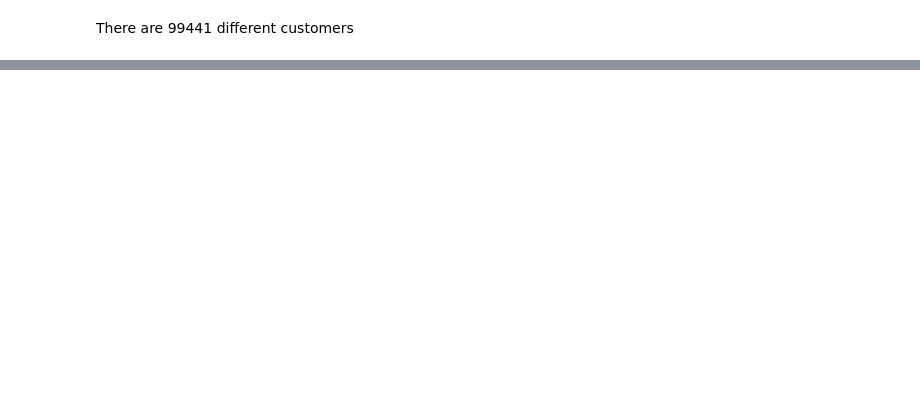
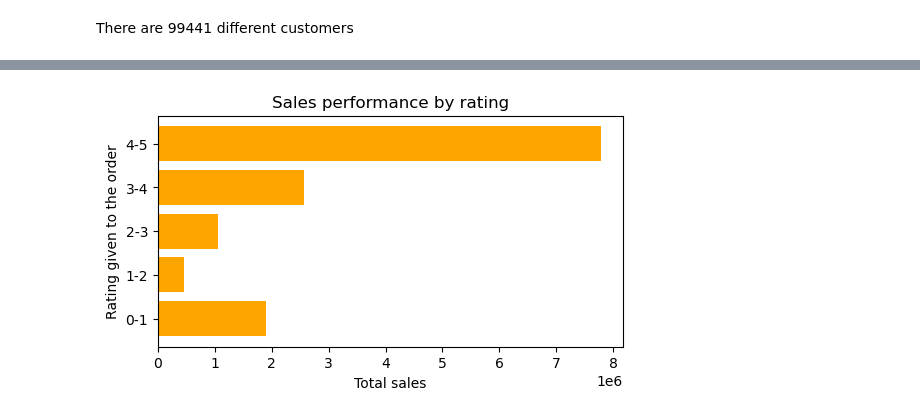
Before and after one commit to chusk2/git_, a Jupyter notebook: olist.ipynb, the cells around one changed output, grey strips where cells are left out. Saved outputs shown, nothing was run; the diff lists cells and outputs as text; code cells hidden in the pictures; blank space fills up the shorter version.

```diff
--- a/olist.ipynb
+++ b/olist.ipynb
@@ -633,0 +751,2 @@ df_orders.order_id.count()
+# %%
+sales_rating_by_customer = sales_rating_by_customer[['customer_id', 'total_sales', 'rating']]
@@ -633,0 +755,11 @@ df_orders.order_id.count()
+# %%
+i = np.array(sales_rating_by_customer.rating.to_list())
+#conditions = [ 0 <= i <= 1, 1 <= i <= 2, 2 < i <= 3, 3 < i <= 4, 4 < i <= 5]
+conditions = [ (0 <= i) & (i <= 1),
+              (1 < i) & (i <=2),
+              (2 < i) & (i <= 3),
+              (3 < i) & (i<= 4),
+              (4 < i) & (i <= 5)
+             ]
+result = ['0-1', '1-2', '2-3', '3-4', '4-5']
+score_range = np.select(conditions, result, default=99)
@@ -633,0 +768,4 @@ df_orders.order_id.count()
+# %%
+sales_rating_by_customer['rating_interval'] = score_range
+# %%
+total_sale_by_rating_interval = sales_rating_by_customer.groupby('rating_interval').total_sales.sum()
@@ -633,0 +782,12 @@ df_orders.order_id.count()
+# %%
+fig, ax = plt.subplots(figsize=(6,3))
+plt.barh(
+    width=total_sale_by_rating_interval.values,
+    y=total_sale_by_rating_interval.index,
+    color='orange')
+ax.set_title('Sales performance by rating')
+ax.set_xlabel('Total sales')
+ax.set_ylabel('Rating given to the order')
+plt.show()
+# %% [output]
+[figure, added]
```
Also changed, not shown: parts of 40 cells of this notebook, 15 other files.
